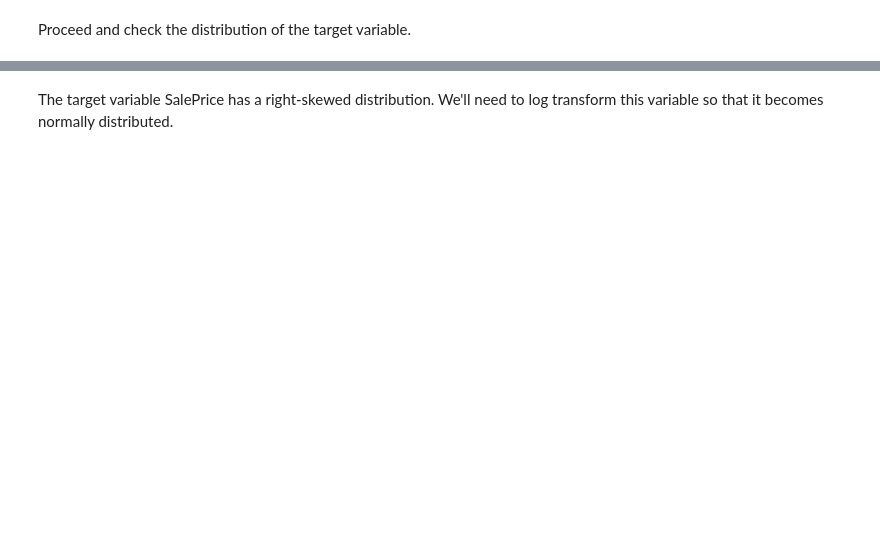
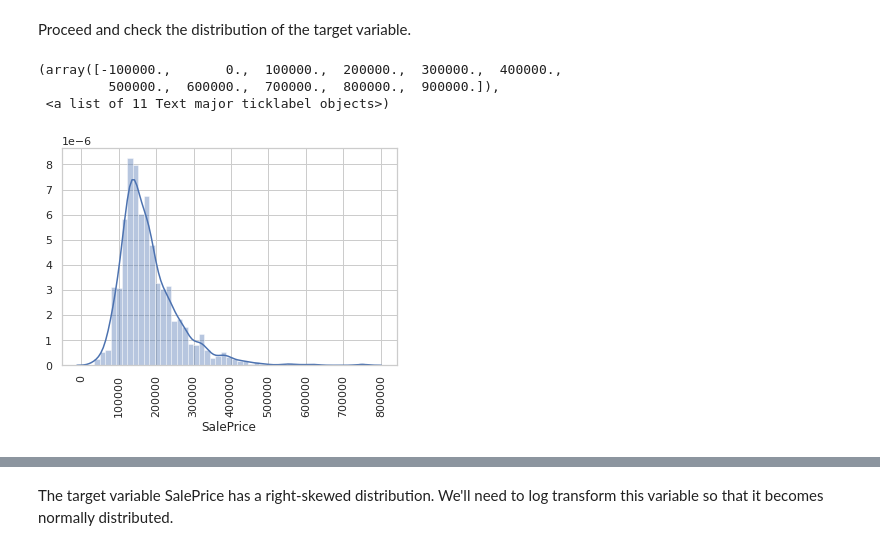
Before and after one commit to ShuklaPrashant21/Machine-Learning-Projects, a Jupyter notebook: House-Price-Prediction/house-price-prediction.ipynb, the cells around one changed output, grey strips where cells are left out. Cells and saved outputs as stored; diff of their text form; code cells hidden in the pictures; blank space fills up the shorter version.

```diff
--- a/House-Price-Prediction/house-price-prediction.ipynb
+++ b/House-Price-Prediction/house-price-prediction.ipynb
@@ -66,6 +129,12 @@ Proceed and check the distribution of the target variable.
 # %%
 #SalePrice
 sns.distplot(df_train['SalePrice'])
+plt.xticks(rotation = 'vertical')
+# %% [output]
+(array([-100000.,       0.,  100000.,  200000.,  300000.,  400000.,
+         500000.,  600000.,  700000.,  800000.,  900000.]),
+ <a list of 11 Text major ticklabel objects>)
+[figure, added]
 # %%
 #skewness
 print("The skewness of SalePrice is {}".format(df_train['SalePrice'].skew()))
```
Also changed, not shown: parts of 23 cells of this notebook.
